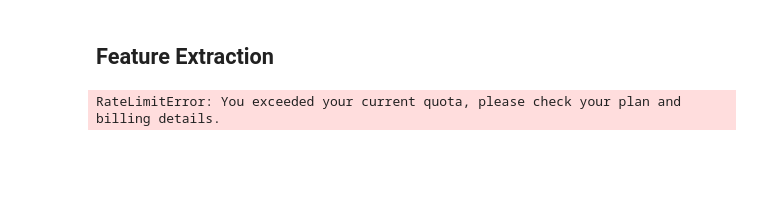
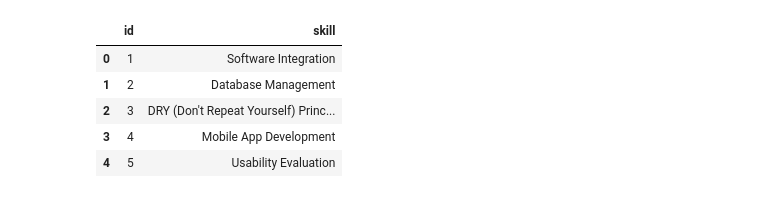
Before and after one commit to ron-ligsay/course-u, a Jupyter notebook: course_u/src/notebooks/course_subjects.ipynb, the cells around one changed output. Cells and saved outputs as stored; diff of their text form; code cells hidden in the pictures; blank space fills up the shorter version.

```diff
--- a/course_u/src/notebooks/course_subjects.ipynb
+++ b/course_u/src/notebooks/course_subjects.ipynb
@@ -19,2 +13,0 @@ openai.api_key = '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'
-# %% [markdown]
-## Feature Extraction
@@ -35,9 +14,10 @@ input_text = f"Subject Description: {subject_description}\nSubject Skills: {subj
-# %%
-# Use the GPT-3 model to extract features
-response = openai.Completion.create(
-    engine="davinci",
-    prompt=input_text,
-    max_tokens=50  # You can adjust the max_tokens as needed
-)
-# %% [output]
-RateLimitError: You exceeded your current quota, please check your plan and billing details.
+# %%
+website_skill = pd.read_csv('../../static/csv/website_skill.csv')
+website_skill.head()
+# %% [output]
+|  | id | skill |
+| 0 | 1 | Software Integration |
+| 1 | 2 | Database Management |
+| 2 | 3 | DRY (Don't Repeat Yourself) Princ... |
+| 3 | 4 | Mobile App Development |
+| 4 | 5 | Usability Evaluation |
```
Also changed, not shown: parts of 25 cells of this notebook, 1 other file.
